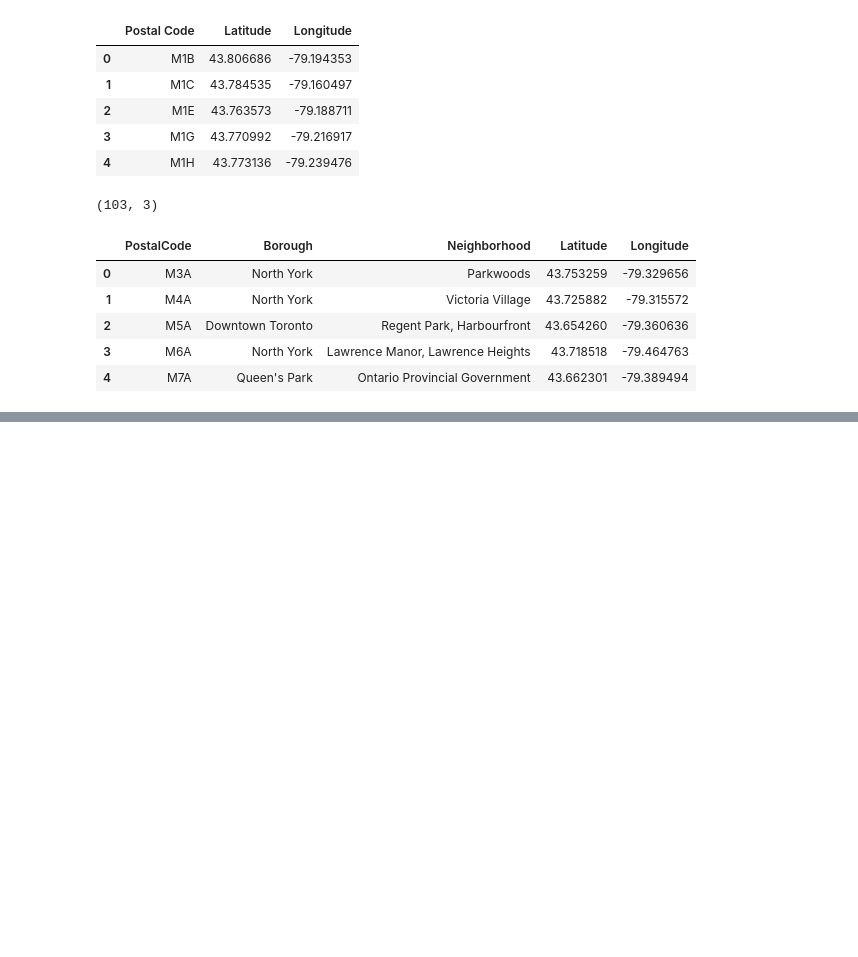
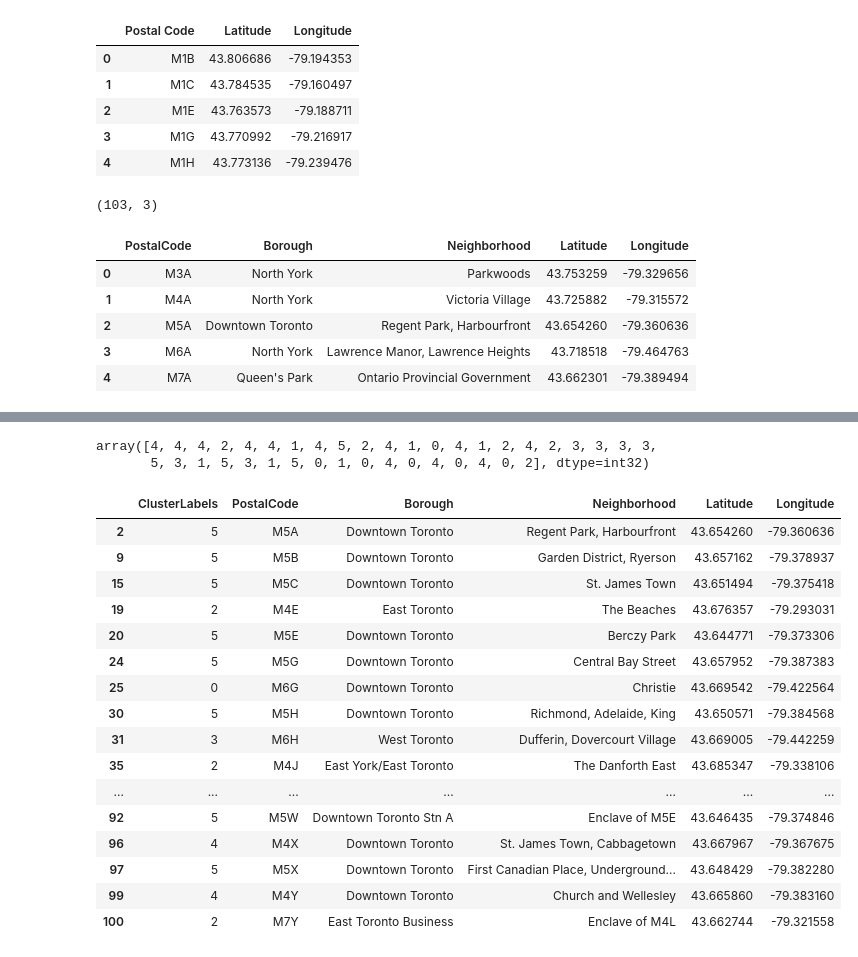
Before and after one commit to pbrow009/Segementing-and-Clustering-Toronto, a Jupyter notebook: Segmenting and Clustering Neighborhoods in Toronto.ipynb, the cells around one changed output, grey strips where cells are left out. Saved outputs shown, nothing was run; the diff lists cells and outputs as text; code cells hidden in the pictures; blank space fills up the shorter version.

```diff
--- a/Segmenting and Clustering Neighborhoods in Toronto.ipynb
+++ b/Segmenting and Clustering Neighborhoods in Toronto.ipynb
@@ -119,0 +123,3 @@ df_Toronto_coordinates_merged.head()
+# %%
+df_Toronto_Boroughs = df_Toronto_coordinates_merged[df_Toronto_coordinates_merged['Borough'].str.contains('Toronto')]
+df_Toronto_Boroughs
@@ -119,0 +202,30 @@ df_Toronto_coordinates_merged.head()
+# %%
+# cluster neighborhoods using k-means
+k = 6
+df_To_cluster = df_Toronto_Boroughs.drop(['PostalCode','Borough','Neighborhood'],1)
+kmeans = KMeans(n_clusters = k,random_state=0).fit(df_To_cluster)
+kmeans.labels_
+# %% [output]
+array([4, 4, 4, 2, 4, 4, 1, 4, 5, 2, 4, 1, 0, 4, 1, 2, 4, 2, 3, 3, 3, 3,
+       5, 3, 1, 5, 3, 1, 5, 0, 1, 0, 4, 0, 4, 0, 4, 0, 2], dtype=int32)
+# %%
+df_Toronto_Boroughs.insert(0, 'ClusterLabels', kmeans.labels_)
+df_Toronto_Boroughs
+# %% [output]
+|  | ClusterLabels | PostalCode | Borough | Neighborhood | Latitude | Longitude |
+| 2 | 5 | M5A | Downtown Toronto | Regent Park, Harbourfront | 43.654260 | -79.360636 |
+| 9 | 5 | M5B | Downtown Toronto | Garden District, Ryerson | 43.657162 | -79.378937 |
+| 15 | 5 | M5C | Downtown Toronto | St. James Town | 43.651494 | -79.375418 |
+| 19 | 2 | M4E | East Toronto | The Beaches | 43.676357 | -79.293031 |
+| 20 | 5 | M5E | Downtown Toronto | Berczy Park | 43.644771 | -79.373306 |
+| 24 | 5 | M5G | Downtown Toronto | Central Bay Street | 43.657952 | -79.387383 |
+| 25 | 0 | M6G | Downtown Toronto | Christie | 43.669542 | -79.422564 |
+| 30 | 5 | M5H | Downtown Toronto | Richmond, Adelaide, King | 43.650571 | -79.384568 |
+| 31 | 3 | M6H | West Toronto | Dufferin, Dovercourt Village | 43.669005 | -79.442259 |
+| 35 | 2 | M4J | East York/East Toronto | The Danforth East | 43.685347 | -79.338106 |
+| ... | ... | ... | ... | ... | ... | ... |
+| 92 | 5 | M5W | Downtown Toronto Stn A | Enclave of M5E | 43.646435 | -79.374846 |
+| 96 | 4 | M4X | Downtown Toronto | St. James Town, Cabbagetown | 43.667967 | -79.367675 |
+| 97 | 5 | M5X | Downtown Toronto | First Canadian Place, Underground... | 43.648429 | -79.382280 |
+| 99 | 4 | M4Y | Downtown Toronto | Church and Wellesley | 43.665860 | -79.383160 |
+| 100 | 2 | M7Y | East Toronto Business | Enclave of M4L | 43.662744 | -79.321558 |
```
Also changed, not shown: parts of 6 cells of this notebook.
